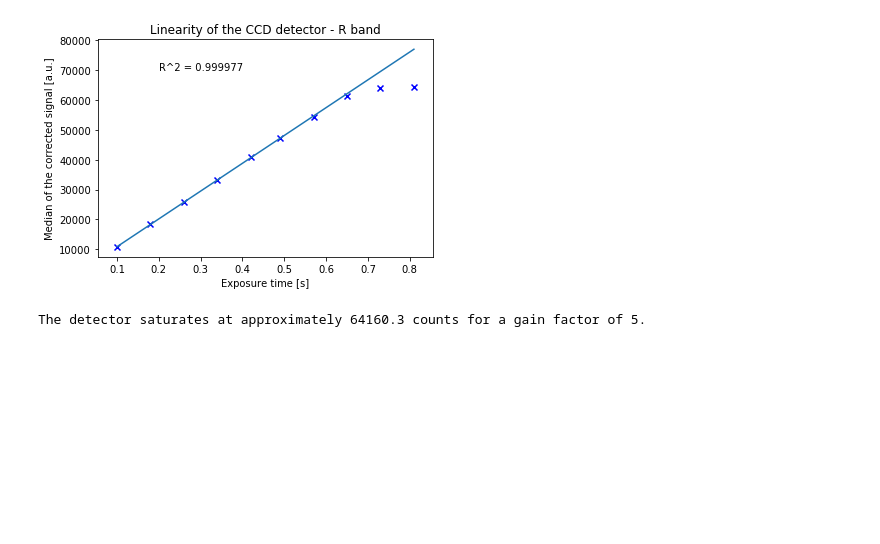
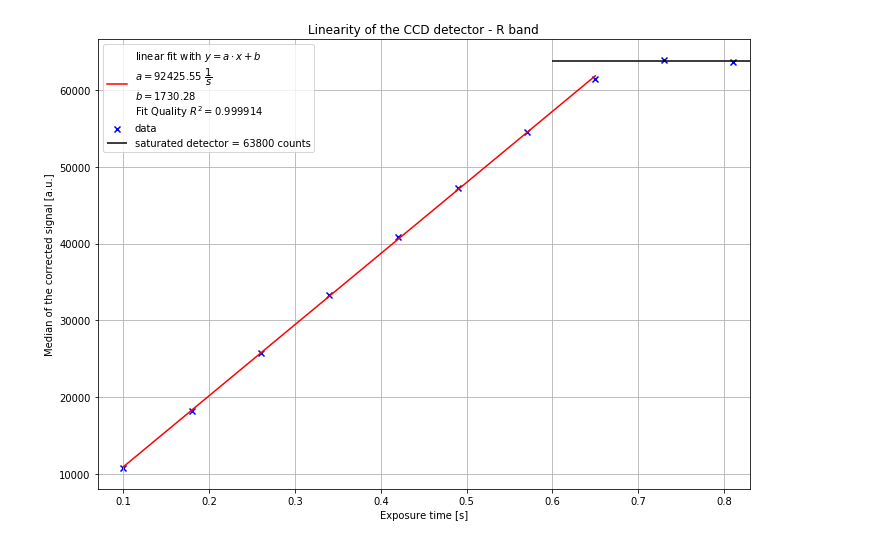
Before and after one commit to anananlyjlyj/physics-FP-Uni-HD, a Jupyter notebook: F30 Stellar CCD Photometry/CCD.ipynb, the cells around one changed output. Cells and saved outputs as stored; diff of their text form; code cells hidden in the pictures; blank space fills up the shorter version.

```diff
--- a/F30 Stellar CCD Photometry/CCD.ipynb
+++ b/F30 Stellar CCD Photometry/CCD.ipynb
@@ -53,17 +96,12 @@ for idx, hdu in enumerate(dark.hdus(save_with_name = "-bias", save_location = '.
 # %%
 # Extract the median dark current values of the bias-subtracted FITS files of the dark measurements
-dark_no_bias = IFC('.\Template_scripts\darks-bias\\',glob_include='dark_*', keywords=['datamedi', 'datastdv'])
+path = r".\Template Scripts\darks-bias"
+dark_no_bias = IFC(path,glob_include='dark_*', keywords=['datamedi', 'datastdv'])
 
 med_no_bias = []
 stddev_no_bias = []
 # use program ds9 we read the image region for dark_0000.fits is about (row[30:1014] colomn[0:1010])
 for hdu in dark_no_bias.hdus():
-    img = CCDData(hdu.data[30:1014,0:1010], unit="electron")
+    img = CCDData(hdu.data[0:1024,0:1020], unit="electron")
     med_no_bias.append(np.median(np.asarray(img)))
     stddev_no_bias.append(np.std(np.asarray(img)))
-
-# Determine the bias and its scatter for two images, one at the beginning of the experiment and one at the end.
-print("Bias of the 0. image: ", bias_med[0], "+/-", round(bias_std[0],1))
-print("Bias of the last image: ", bias_med[-1], "+/-", round(bias_std[-1],1))
-print("Scatter of the 0. image: ", med_no_bias[0], "+/-", round(stddev_no_bias[0],1))
-print("Scatter of the last image: ", med_no_bias[-1], "+/-", round(stddev_no_bias[-1],1))
@@ -194,40 +308,46 @@ plt.show()
 # %%
 # from linearity measurement read exposure time
-lin = IFC('.\Template_scripts\linearity\\',glob_include='linearity_R_*',keywords=['exptime'])
+path = r".\Template Scripts\linearity"
+lin = IFC(path,glob_include='linearity_R_*',keywords=['exptime'])
 exptime = lin.summary['exptime'].data
 
-lin_list = []
-lin_med_bias = []
-lin_stddev_bias = []
 lin_med_ff = []
 lin_stddev_ff = []
+
 for idx, hdu in enumerate(lin.hdus()):
     dat = CCDData(hdu.data, unit="electron")
     # bias correction
-    dat.data = dat.data - bias_last
-    lin_med_bias.append(np.median(dat.data))
-    lin_stddev_bias.append(np.std(dat.data))
+    bias = np.median(CCDData(hdu.data[0:1024,1025:1050], unit="electron"))
+    dat.data = dat.data - bias
     # flat field correction
-    dat.data = dat.data/master_flat_R
-    lin_med_ff.append(np.median(dat.data))
-    lin_stddev_ff.append(np.std(dat.data))
+    dat.data = dat.divide(master_flat_R)
+    lin_med_ff.append(np.nanmedian(dat.data))
+    lin_stddev_ff.append(np.nanstd(dat.data))
 
-# Verify the linearity of the chip by plotting the signal of each flat-field-corrected image against its integration time
+# Verify the linearity of the chip by plotting the signal integration time
 plt.scatter(exptime, lin_med_ff, marker='x', color='blue', label = 'data')
-# Determine the deviation from a perfect linear relationship and specify the intensity where saturation sets in
-slope, intercept, r_value, p_value, std_err = linregress(exptime[:-3], lin_med_ff[:-3])
-plt.plot(exptime, slope*exptime+intercept)
-plt.text(0.2, 7e4, "R^2 = "+str(round(r_value,6)))
+# Determine the deviation from a perfect linear relationship and specify the intensity at saturation
+slope, intercept, r_value, p_value, std_err = linregress(exptime[:-2], lin_med_ff[:-2])
+plt.plot(exptime[:-2], slope*exptime[:-2]+intercept,color='red', label='\n'.join([
+    "linear fit with $y = a \cdot x + b $",
+    "$a = $"+str(round(slope,2))+r" $\dfrac{1}{s}$",
+    "$b = $"+str(round(intercept,2)),
+    "Fit Quality $R^2 = $"+str(round(r_value,6))]))
+plt.hlines(np.average(lin_med_ff[-2:]),xmin=0.6,xmax=1, label='saturated detector = '+
+          str(int(round(np.average(lin_med_ff[-2:]),-2)))+" counts")
 plt.title("Linearity of the CCD detector - R band")
 plt.ylabel("Median of the corrected signal [a.u.]")
 plt.xlabel("Exposure time [s]")
+plt.grid()
+plt.legend()
+plt.xlim(0.07,0.83)
+plt.gcf().set_size_inches(11.69, 8.27)
+plt.savefig(r".\pictures\LinearityRFilter.png",)
 plt.show()
-print("The detector saturates at approximately", round(np.average(lin_med_ff[-2:]),1),"counts for a gain factor of 5.")
 
 # TODO: Estimate the error of the measurement from the standard deviation of the pixel values. (How?)
 # %% [output]
-[figure, old version]
+[figure, new version]
-The detector saturates at approximately 64160.3 counts for a gain factor of 5.
 # %%
 # from sensitivity measurement read exposure time
 # TODO: why it measured twice with _1_ and _2_ ?
```
Also changed, not shown: parts of 10 cells of this notebook, 22 other files.
